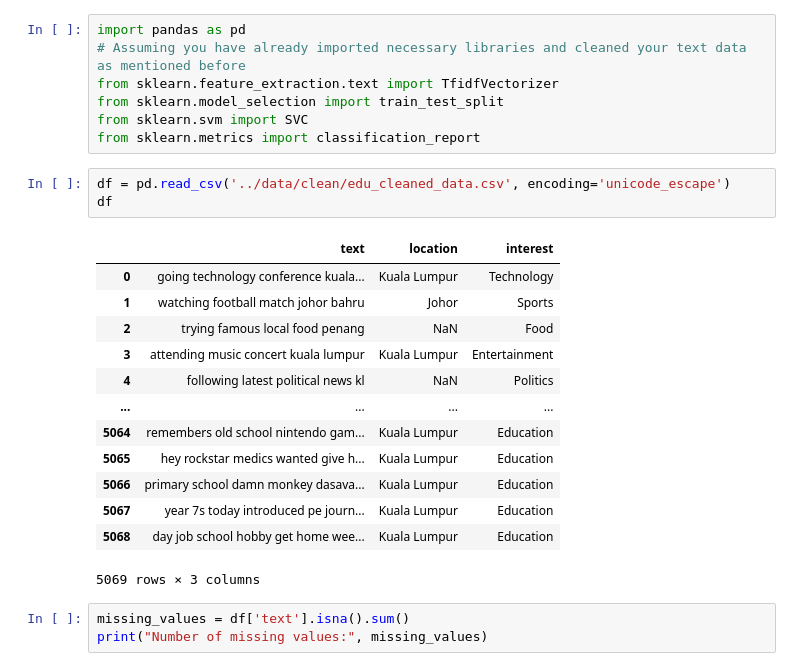
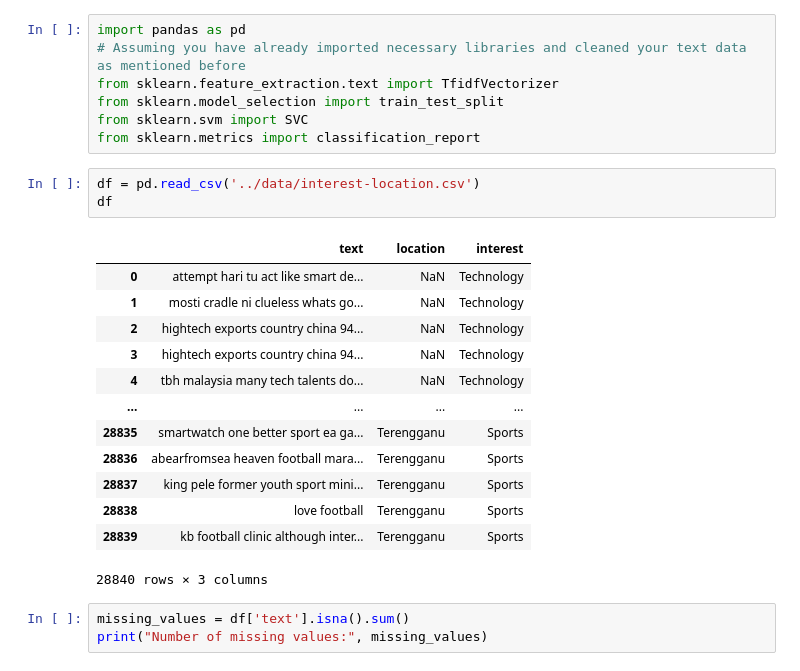
Before and after one commit to izzhamburhan/TextClassification-InterestBasedOnLocation, a Jupyter notebook: learning/tf-idf.ipynb, the cells around one changed output. Saved outputs shown, nothing was run; the diff lists cells and outputs as text.

```diff
--- a/learning/tf-idf.ipynb
+++ b/learning/tf-idf.ipynb
@@ -6,22 +6,22 @@ from sklearn.model_selection import train_test_split
 from sklearn.svm import SVC
 from sklearn.metrics import classification_report
 # %%
-df = pd.read_csv('../data/clean/edu_cleaned_data.csv', encoding='unicode_escape')
+df = pd.read_csv('../data/interest-location.csv')
 df
 # %% [output]
 |  | text | location | interest |
-| 0 | going technology conference kuala... | Kuala Lumpur | Technology |
-| 1 | watching football match johor bahru | Johor | Sports |
-| 2 | trying famous local food penang | NaN | Food |
-| 3 | attending music concert kuala lumpur | Kuala Lumpur | Entertainment |
-| 4 | following latest political news kl | NaN | Politics |
+| 0 | attempt hari tu act like smart de... | NaN | Technology |
+| 1 | mosti cradle ni clueless whats go... | NaN | Technology |
+| 2 | hightech exports country china 94... | NaN | Technology |
+| 3 | hightech exports country china 94... | NaN | Technology |
+| 4 | tbh malaysia many tech talents do... | NaN | Technology |
 | ... | ... | ... | ... |
-| 5064 | remembers old school nintendo gam... | Kuala Lumpur | Education |
-| 5065 | hey rockstar medics wanted give h... | Kuala Lumpur | Education |
-| 5066 | primary school damn monkey dasava... | Kuala Lumpur | Education |
-| 5067 | year 7s today introduced pe journ... | Kuala Lumpur | Education |
-| 5068 | day job school hobby get home wee... | Kuala Lumpur | Education |
+| 28835 | smartwatch one better sport ea ga... | Terengganu | Sports |
+| 28836 | abearfromsea heaven football mara... | Terengganu | Sports |
+| 28837 | king pele former youth sport mini... | Terengganu | Sports |
+| 28838 | love football | Terengganu | Sports |
+| 28839 | kb football clinic although inter... | Terengganu | Sports |
-5069 rows × 3 columns
+28840 rows × 3 columns
 # %%
 missing_values = df['text'].isna().sum()
 print("Number of missing values:", missing_values)
```
Also changed, not shown: parts of 4 cells of this notebook, 4 other files.
